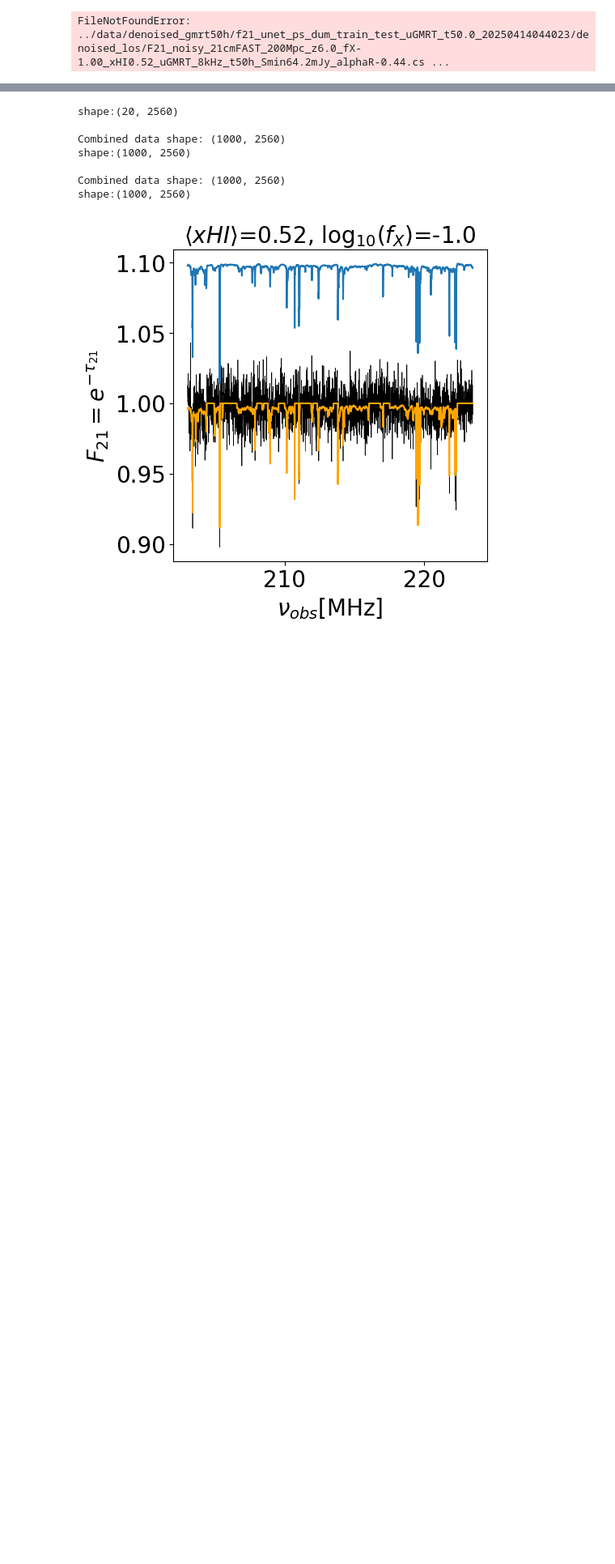
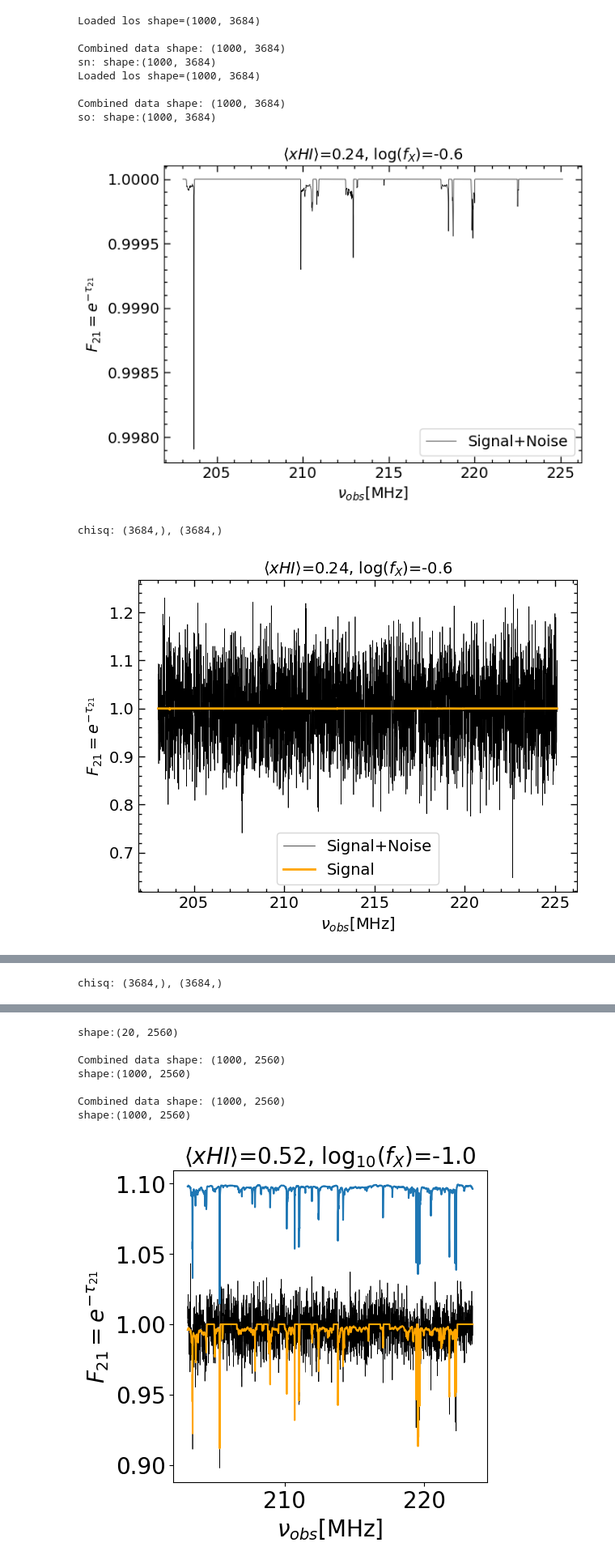
Before and after one commit to skp80286/21cm-forest_1DPS, a Jupyter notebook: ML/denoised_los_analysis.ipynb, the cells around one changed output, grey strips where cells are left out. Shown at 81% size. Drawn from its saved outputs; the diff is of its cells as text; code cells hidden in the pictures; blank space fills up the shorter version.

```diff
--- a/ML/denoised_los_analysis.ipynb
+++ b/ML/denoised_los_analysis.ipynb
@@ -58,14 +58,40 @@ def load_dataset(datafiles, psbatchsize=1, ps_bins=None, limitsamplesize=None, i
     print(f"\nCombined data shape: {all_los.shape}")
     #print(f"Combined parameters shape: {all_params.shape}")
     return (all_los, all_freq)
-# %%
-g50denoisedfilepath = '../data/denoised_gmrt50h/f21_unet_ps_dum_train_test_uGMRT_t50.0_20250414044023/denoised_los'
-los1052 = np.loadtxt(f"{g50denoisedfilepath}/F21_noisy_21cmFAST_200Mpc_z6.0_fX-1.00_xHI0.52_uGMRT_8kHz_t50h_Smin64.2mJy_alphaR-0.44.csv")
-print(f"shape:{los1052.shape}")
-los1052so, freq_axis = load_dataset(glob.glob("../data/21cmFAST_los/F21_noisy/F21_signalonly_21cmFAST_200Mpc_z6.0_fX-1.00_xHI0.52*.dat"), limitsamplesize=2560)
-print(f"shape:{los1052so.shape}")
-los1052noisy, _ = load_dataset(glob.glob("../data/21cmFAST_los/F21_noisy/F21_noisy_21cmFAST_200Mpc_z6.0_fX-1.00_xHI0.52_uGMRT_8kHz_t50h*.dat"), limitsamplesize=2560)
-print(f"shape:{los1052noisy.shape}")
-pltr.plot_denoised_los(los1052noisy[10:11], los1052so[10:11], los1052[10:11], showplots=True, saveplots=False, label=r'$\langle xHI\rangle$=0.52, log$_{10}(f_X)$=-1.0', freq_axis=freq_axis[0]/1e6)
-# %% [output]
-FileNotFoundError: ../data/denoised_gmrt50h/f21_unet_ps_dum_train_test_uGMRT_t50.0_20250414044023/denoised_los/F21_noisy_21cmFAST_200Mpc_z6.0_fX-1.00_xHI0.52_uGMRT_8kHz_t50h_Smin64.2mJy_alphaR-0.44.cs ...
+# %%
+filepath = '../../../21cm-forest/data/21cmFAST_los/F21_noisy/'
+x=0.24
+f=-0.6
+rms=6.0
+los, freq_axis = load_dataset([f"{filepath}/F21_signalandnoise_21cmFAST_200Mpc_z6.0_fX{f:.2f}_xHI{x:.2f}_uGMRT_PSOJ352−15_rms{rms:.4f}mJy_6.1kHz.dat"])
+print(f"sn: shape:{los.shape}")
+#print(f"freq_axis:{freq_axis}")
+los_so, freq_axis = load_dataset([f"{filepath}/F21_signalonly_21cmFAST_200Mpc_z6.0_fX{f:.2f}_xHI{x:.2f}_uGMRT_PSOJ352−15_rms{rms:.4f}mJy_6.1kHz.dat"])
+print(f"so: shape:{los_so.shape}")
+#print(f"freq_axis:{freq_axis}")
+pltr.plot_denoised_los(los_so[10:11], None, None, showplots=True, saveplots=False, freq_axis=freq_axis[0]/1e6, x=x, f=f)
+pltr.plot_denoised_los(los[10:11], los_so[10:11], None, showplots=True, saveplots=False, freq_axis=freq_axis[0]/1e6, x=x, f=f)
+##
+x=0.24
+f=-0.6
+rms=3.3
+los, freq_axis = load_dataset([f"{filepath}/F21_signalandnoise_21cmFAST_200Mpc_z6.0_fX{f:.2f}_xHI{x:.2f}_uGMRT_PSOJ352−15_rms{rms:.4f}mJy_6.1kHz.dat"])
+print(f"sn: shape:{los.shape}")
+#print(f"freq_axis:{freq_axis}")
+los_so, freq_axis = load_dataset([f"{filepath}/F21_signalonly_21cmFAST_200Mpc_z6.0_fX{f:.2f}_xHI{x:.2f}_uGMRT_PSOJ352−15_rms{rms:.4f}mJy_6.1kHz.dat"])
+print(f"so: shape:{los_so.shape}")
+#print(f"freq_axis:{freq_axis}")
+pltr.plot_denoised_los(los_so[10:11], None, None, showplots=True, saveplots=False, freq_axis=freq_axis[0]/1e6, x=x, f=f)
+pltr.plot_denoised_los(los[10:11], los_so[10:11], None, showplots=True, saveplots=False, freq_axis=freq_axis[0]/1e6, x=x, f=f)
+# %% [output]
+Loaded los shape=(1000, 3684)
+
+Combined data shape: (1000, 3684)
+sn: shape:(1000, 3684)
+Loaded los shape=(1000, 3684)
+
+Combined data shape: (1000, 3684)
+so: shape:(1000, 3684)
+[figure, added]
+chisq: (3684,), (3684,)
+[figure, added]
@@ -71,0 +107 @@ FileNotFoundError: ../data/denoised_gmrt50h/f21_unet_ps_dum_train_test_uGMRT_t50
+chisq: (3684,), (3684,)
```
Also changed, not shown: parts of 1 cell of this notebook, 6 other files.
